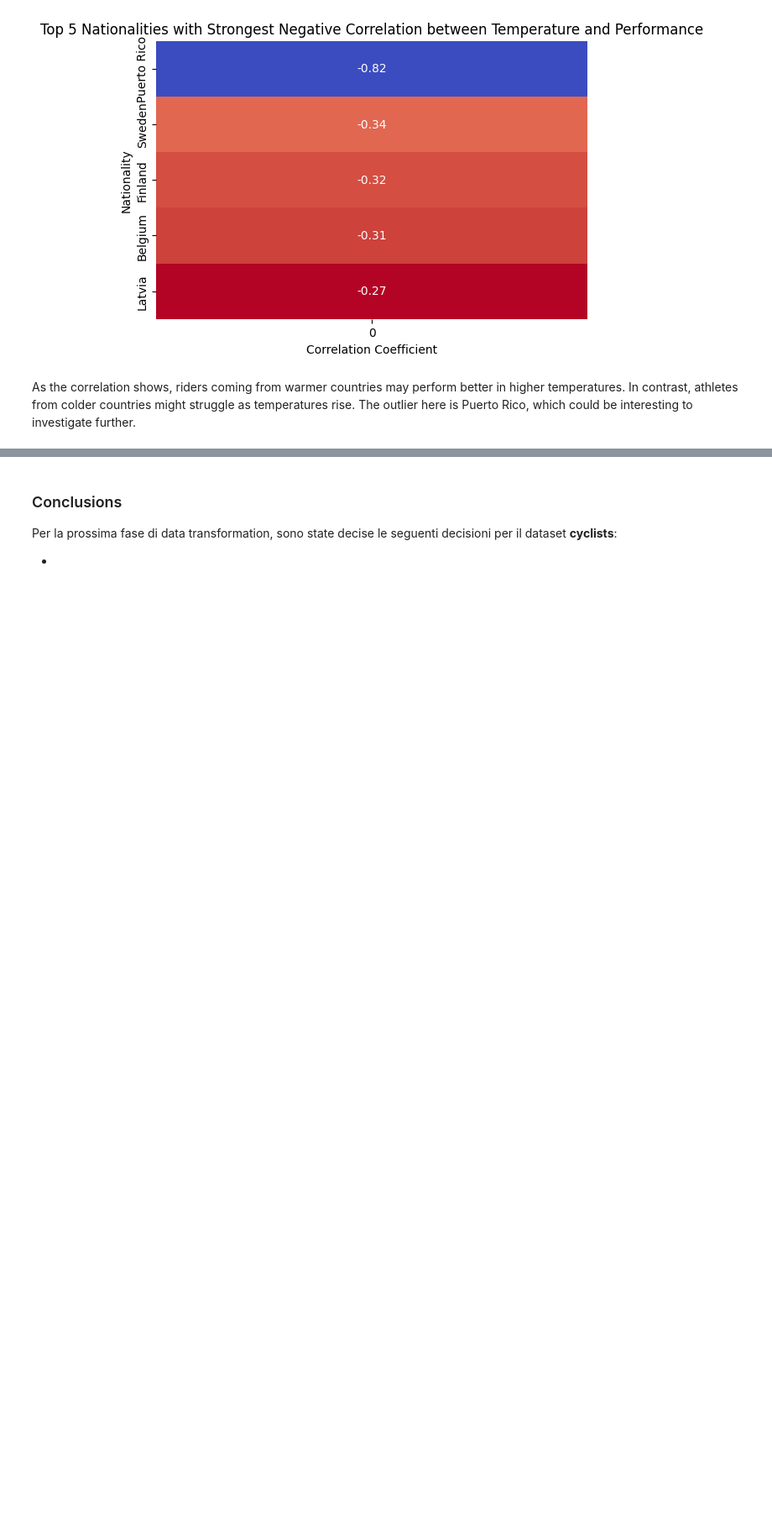
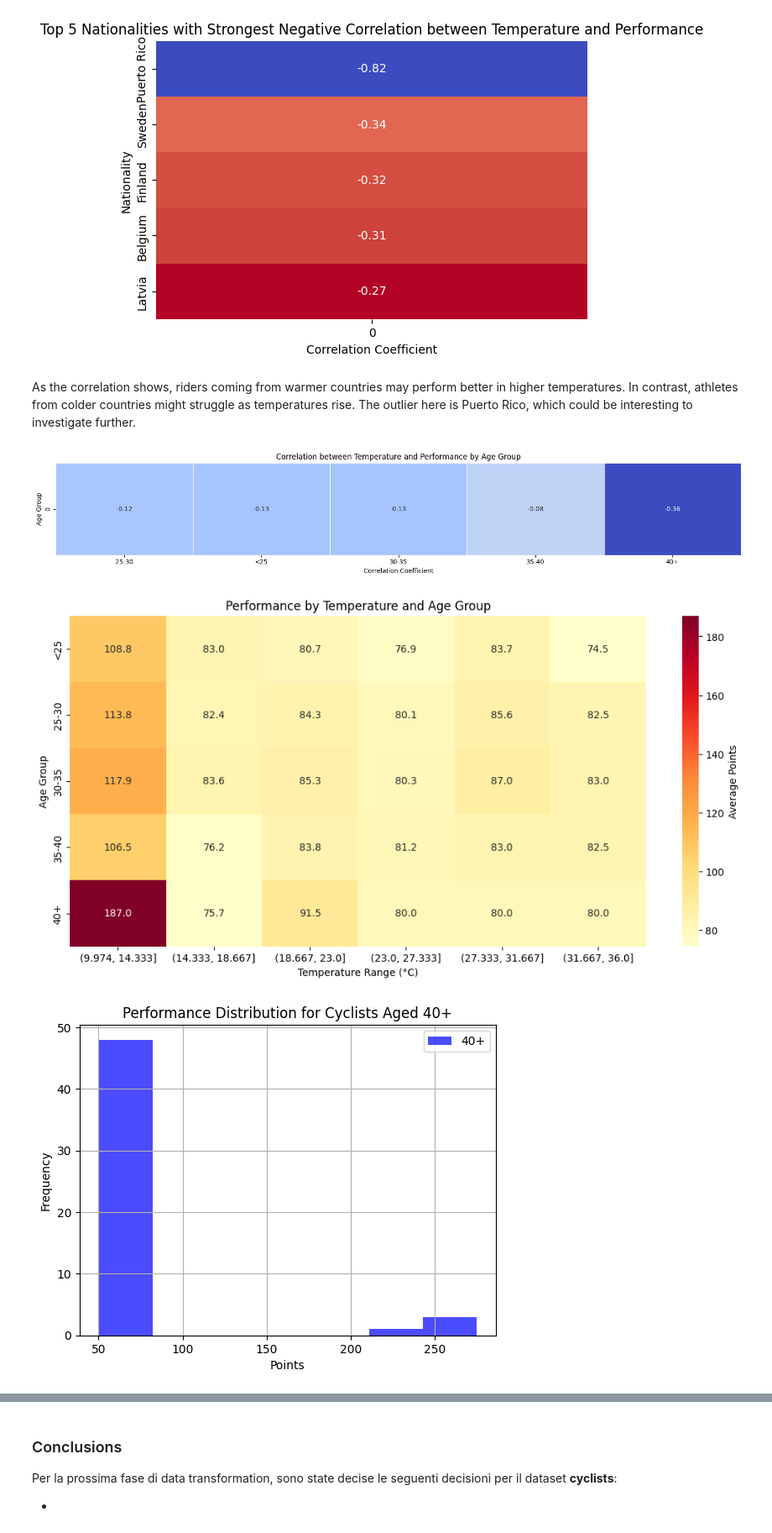
Before and after one commit to lesi-nedo/dm_project24_group_11, a Jupyter notebook: Main.ipynb, the cells around one changed output, grey strips where cells are left out. Shown at 84% size. Cells and saved outputs as stored; diff of their text form; code cells hidden in the pictures; blank space fills up the shorter version.

```diff
--- a/Main.ipynb
+++ b/Main.ipynb
@@ -356,7 +356,7 @@ def calc_group_correlations(data, group_column):
                 correlations[group] = corr
     return pd.Series(correlations)
 
-ana_cor_feat = ['average_temperature', 'points', 'uci_points', 'position', 'nationality']
+ana_cor_feat = ['average_temperature', 'points', 'uci_points', 'position', 'nationality', 'cyclist_age']
 ana_cor_df = MergedDataset[ana_cor_feat].copy()
 
 # where uci_points is not null and position is null insert insert uci_points in position
@@ -385,9 +385,44 @@ heatmap.set_ylabel('Nationality')
 plt.tight_layout(pad=3.0, w_pad=1.0, h_pad=1.0)
 plt.show()
 plt.close()
-del ana_cor_df
 # %% [output]
 [figure]
 [figure]
 # %% [markdown]
 As the correlation shows, riders coming from warmer countries may perform better in higher temperatures. In contrast, athletes from colder countries might struggle as temperatures rise. The outlier here is Puerto Rico, which could be interesting to investigate further.
+# %%
+plt.figure(figsize=(16, 3))
+ana_cor_df['age_group'] = pd.cut(ana_cor_df['cyclist_age'], bins=[0, 25, 30, 35, 40, 100], labels=['<25', '25-30', '30-35', '35-40', '40+'])
+pivot = ana_cor_df.pivot_table(values='points', index='age_group', observed=True, columns=pd.cut(ana_cor_df['average_temperature'], bins=6), aggfunc='mean')
+age_group_correlations = calc_group_correlations(ana_cor_df, 'age_group')
+
+heatmap = seaborn.heatmap(age_group_correlations.to_frame().T, annot=True, cmap='coolwarm', center=0, linewidths=0.5, fmt=".2f", cbar=False)
+heatmap.set_title('Correlation between Temperature and Performance by Age Group')
+heatmap.set_xlabel('Correlation Coefficient')
+heatmap.set_ylabel('Age Group')
+
+plt.tight_layout()
+plt.show()
+plt.close()
+
+plt.figure(figsize=(13, 6))
+pivot = ana_cor_df.pivot_table(values='points', index='age_group', observed=True, columns=pd.cut(ana_cor_df['average_temperature'], bins=6), aggfunc='mean')
+seaborn.heatmap(pivot, cmap='YlOrRd', annot=True, fmt='.1f', cbar_kws={'label': 'Average Points'})
+plt.title('Performance by Temperature and Age Group')
+plt.xlabel('Temperature Range (°C)')
+plt.ylabel('Age Group')
+plt.show()
+plt.close()
+ana_cor_df[ana_cor_df['age_group'] == '40+']['points'].hist(bins='auto', alpha=0.7, color='blue', label='40+')
+plt.title('Performance Distribution for Cyclists Aged 40+')
+plt.xlabel('Points')
+plt.ylabel('Frequency')
+plt.legend()
+plt.show()
+plt.close()
+
+del ana_cor_df
+# %% [output]
+[figure, added]
+[figure, added]
+[figure, added]
```
Also changed, not shown: parts of 16 cells of this notebook.
